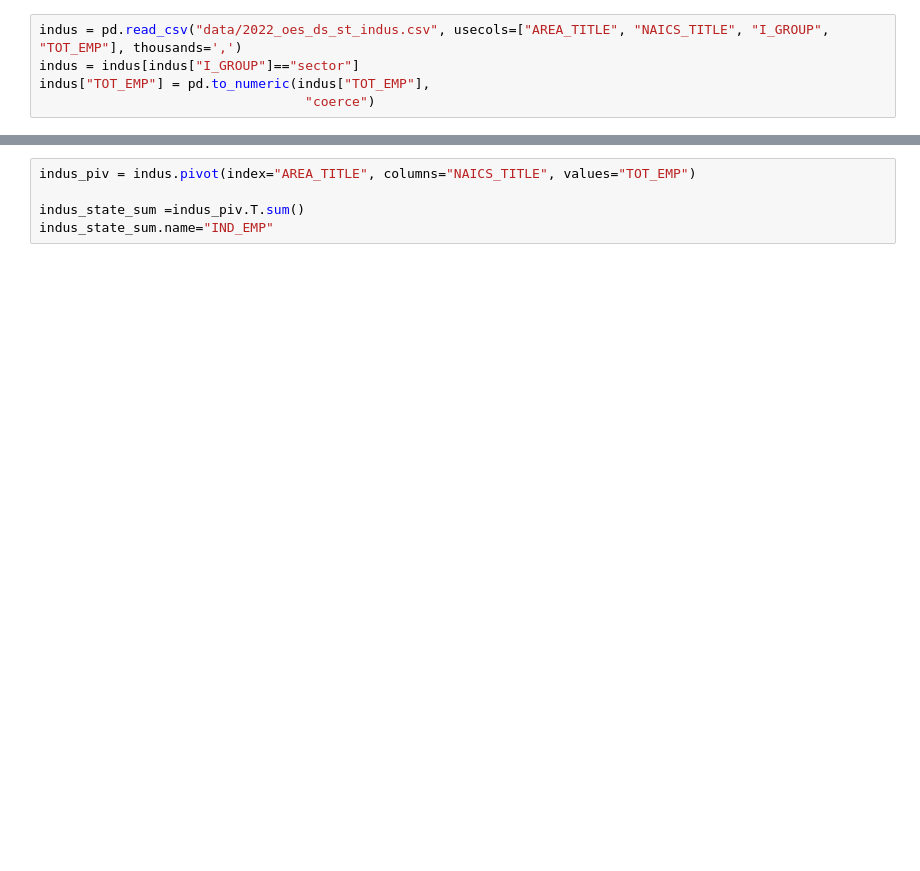
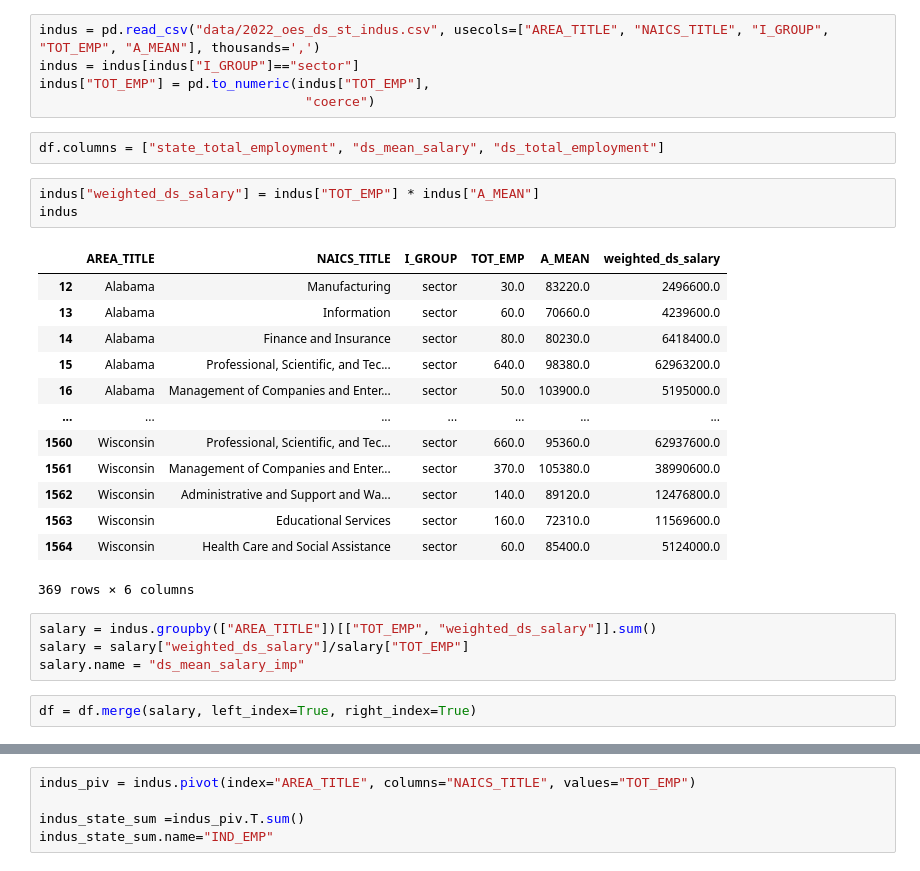
Before and after one commit to joshred83/cda_project, a Jupyter notebook: tot_empl.ipynb, the cells around one changed output, grey strips where cells are left out. Cells and saved outputs as stored; diff of their text form; blank space fills up the shorter version.

```diff
--- a/tot_empl.ipynb
+++ b/tot_empl.ipynb
@@ -19,5 +45,30 @@ std  : 0.0012279641717743432
 # %%
-indus = pd.read_csv("data/2022_oes_ds_st_indus.csv", usecols=["AREA_TITLE", "NAICS_TITLE", "I_GROUP", "TOT_EMP"], thousands=',')
+indus = pd.read_csv("data/2022_oes_ds_st_indus.csv", usecols=["AREA_TITLE", "NAICS_TITLE", "I_GROUP", "TOT_EMP", "A_MEAN"], thousands=',')
 indus = indus[indus["I_GROUP"]=="sector"]
 indus["TOT_EMP"] = pd.to_numeric(indus["TOT_EMP"],
                                   "coerce")
+# %%
+df.columns = ["state_total_employment", "ds_mean_salary", "ds_total_employment"]
+# %%
+indus["weighted_ds_salary"] = indus["TOT_EMP"] * indus["A_MEAN"]
+indus
+# %% [output]
+|  | AREA_TITLE | NAICS_TITLE | I_GROUP | TOT_EMP | A_MEAN | weighted_ds_salary |
+| 12 | Alabama | Manufacturing | sector | 30.0 | 83220.0 | 2496600.0 |
+| 13 | Alabama | Information | sector | 60.0 | 70660.0 | 4239600.0 |
+| 14 | Alabama | Finance and Insurance | sector | 80.0 | 80230.0 | 6418400.0 |
+| 15 | Alabama | Professional, Scientific, and Tec... | sector | 640.0 | 98380.0 | 62963200.0 |
+| 16 | Alabama | Management of Companies and Enter... | sector | 50.0 | 103900.0 | 5195000.0 |
+| ... | ... | ... | ... | ... | ... | ... |
+| 1560 | Wisconsin | Professional, Scientific, and Tec... | sector | 660.0 | 95360.0 | 62937600.0 |
+| 1561 | Wisconsin | Management of Companies and Enter... | sector | 370.0 | 105380.0 | 38990600.0 |
+| 1562 | Wisconsin | Administrative and Support and Wa... | sector | 140.0 | 89120.0 | 12476800.0 |
+| 1563 | Wisconsin | Educational Services | sector | 160.0 | 72310.0 | 11569600.0 |
+| 1564 | Wisconsin | Health Care and Social Assistance | sector | 60.0 | 85400.0 | 5124000.0 |
+369 rows × 6 columns
+# %%
+salary = indus.groupby(["AREA_TITLE"])[["TOT_EMP", "weighted_ds_salary"]].sum()
+salary = salary["weighted_ds_salary"]/salary["TOT_EMP"]
+salary.name = "ds_mean_salary_imp"
+# %%
+df = df.merge(salary, left_index=True, right_index=True)
```
Also changed, not shown: parts of 18 cells of this notebook, 3 other files.
